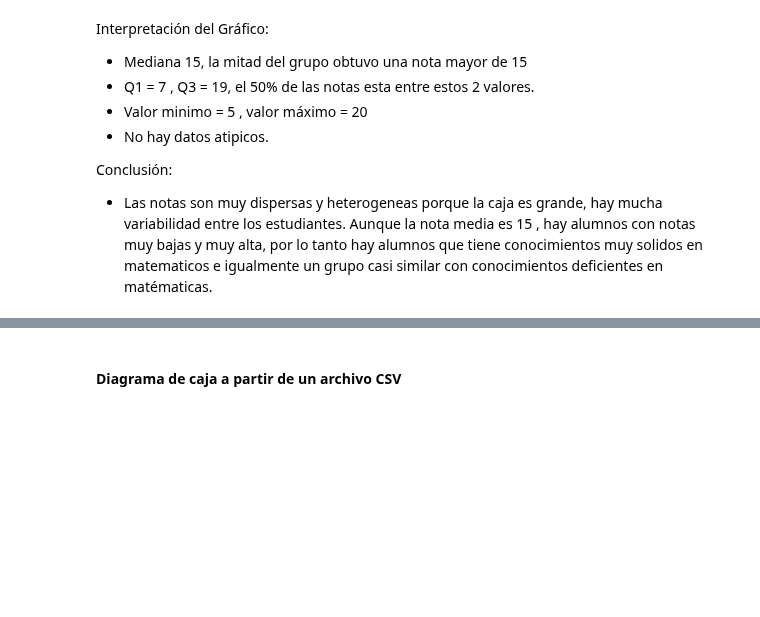
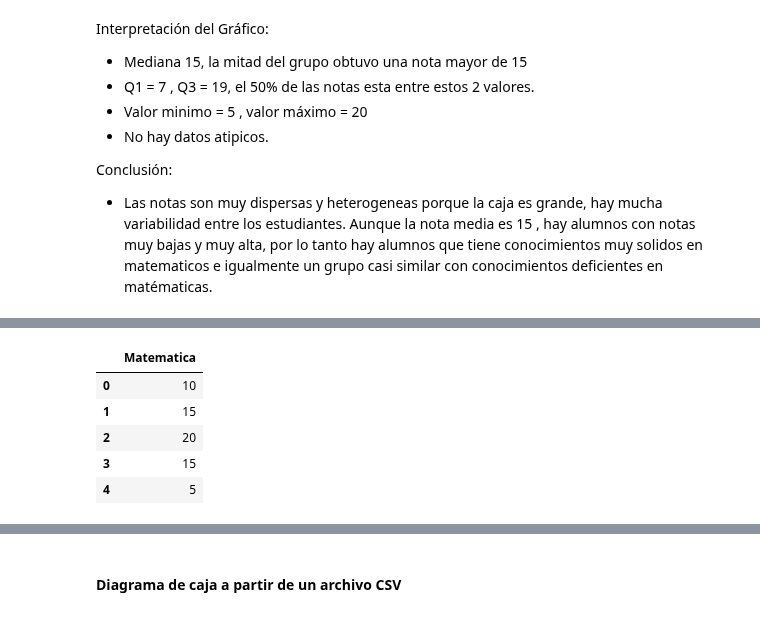
Before and after one commit to jgomezz/cpe_ciencia_datos_python, a Jupyter notebook: mod2_estadistica_y_visualizacion/semana_04_advanced_graph.ipynb, the cells around one changed output, grey strips where cells are left out. Saved outputs shown, nothing was run; the diff lists cells and outputs as text; code cells hidden in the pictures; blank space fills up the shorter version.

```diff
--- a/mod2_estadistica_y_visualizacion/semana_04_advanced_graph.ipynb
+++ b/mod2_estadistica_y_visualizacion/semana_04_advanced_graph.ipynb
@@ -209,14 +230,15 @@ plt.show()
 # %%
 ## Graficas de Cajas con Pandas
 
 import pandas as pd
 
-data = {'Matematica': [10,15,20,15,5,5,5,10,19,19,19]}
-df = pd.DataFrame(data)
-#df.head()
-
-df.plot(kind="box")
-plt.title("Notas del curso de Matemáticas")
-plt.ylabel("Rango de notas")
-plt.savefig("output/boxplot-03")
-plt.show()
+diccionario = {'Matematica': [10,15,20,15,5,5,5,10,19,19,19]}
+df = pd.DataFrame(diccionario)
+df.head()
+# %% [output]
+|  | Matematica |
+| 0 | 10 |
+| 1 | 15 |
+| 2 | 20 |
+| 3 | 15 |
+| 4 | 5 |
```
Also changed, not shown: parts of 7 cells of this notebook, 1 other file.
